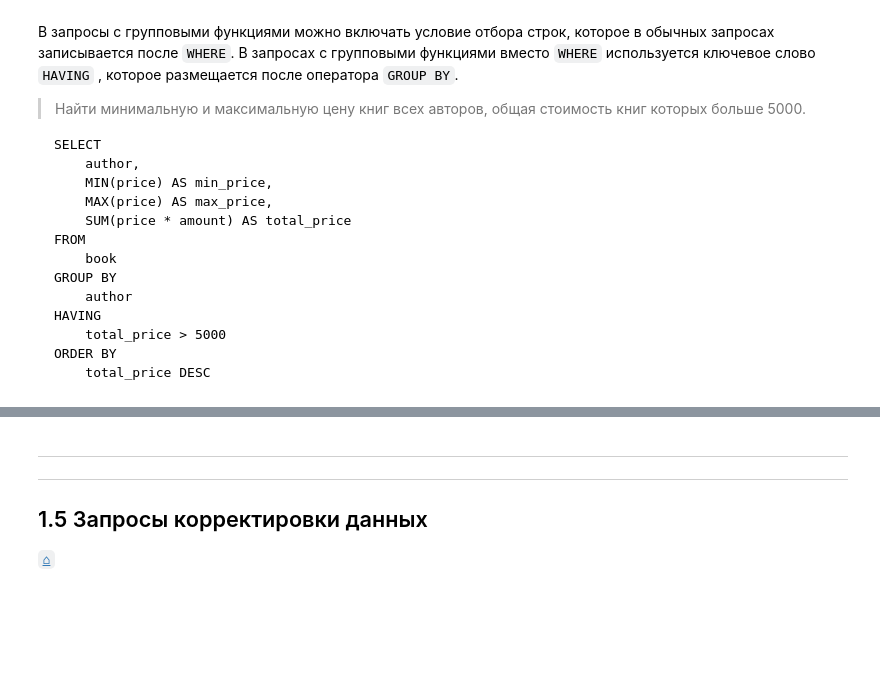
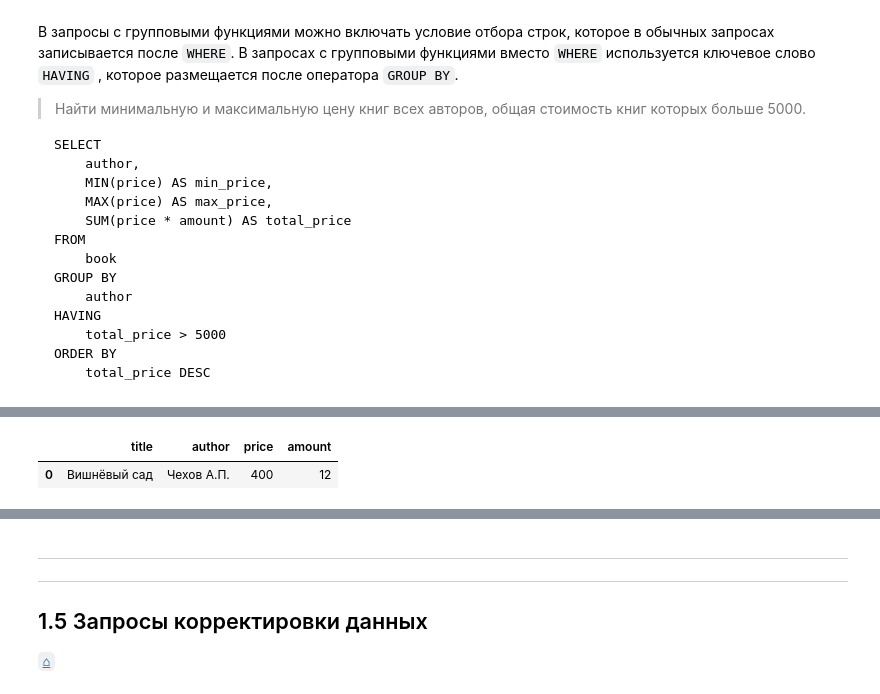
Before and after one commit to KlukvaMors/SQL-basic, a Jupyter notebook: chapter1.ipynb, the cells around one changed output, grey strips where cells are left out. Cells and saved outputs as stored; diff of their text form; code cells hidden in the pictures; blank space fills up the shorter version.

```diff
--- a/chapter1.ipynb
+++ b/chapter1.ipynb
@@ -1274,3 +1318,15 @@ PostgreSQL: FROM => WHERE = GROUP BY = HAVING = SELECT = DISTINCT = ORDER BY = L
+# %%
+show("""
+SELECT title, author, price, amount
+FROM book
+WHERE price = (
+         SELECT MIN(price)
+         FROM book
+      );
+""")
+# %% [output]
+|  | title | author | price | amount |
+| 0 | Вишнёвый сад | Чехов А.П. | 400 | 12 |
 # %% [markdown]
 <hr>
 
```
Also changed, not shown: parts of 25 cells of this notebook.
